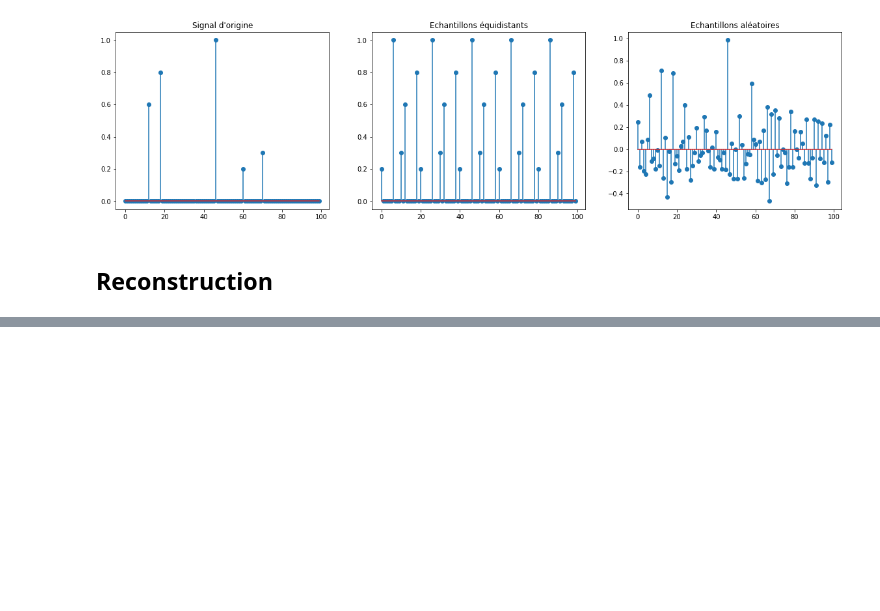
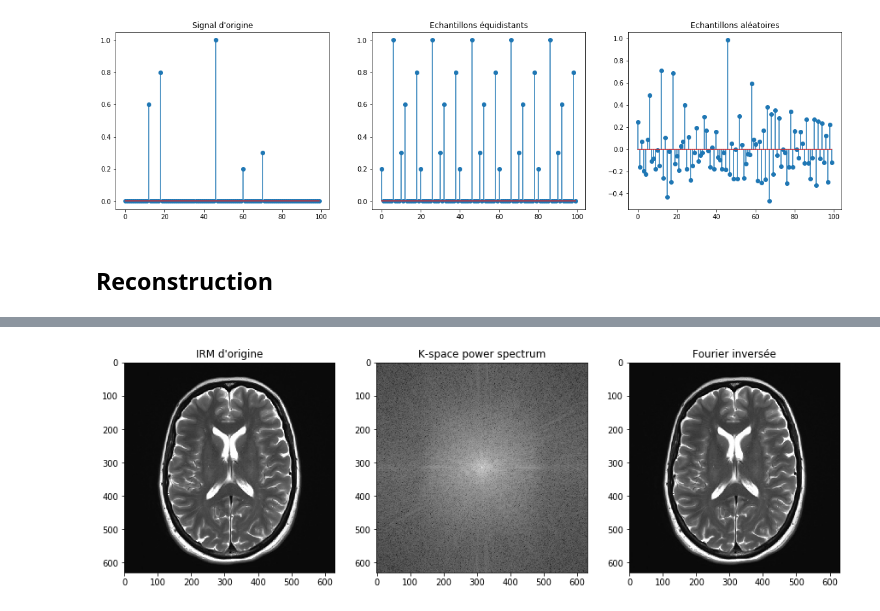
Before and after one commit to xylophong/compressed-sensing-MRI, a Jupyter notebook: CS-MRI_project.ipynb, the cells around one changed output, grey strips where cells are left out. Saved outputs shown, nothing was run; the diff lists cells and outputs as text; code cells hidden in the pictures; blank space fills up the shorter version.

```diff
--- a/CS-MRI_project.ipynb
+++ b/CS-MRI_project.ipynb
@@ -88,0 +102,10 @@ for i in range(n_iter):
+# %%
+fig, ax = plt.subplots(1, 3, figsize=(15, 5))
+ax[0].imshow(brain)
+ax[0].set_title('IRM d\'origine')
+ax[1].imshow(np.log10(brain_fourier_powerspect.real), cmap='gray')
+ax[1].set_title('K-space power spectrum')
+ax[2].imshow(np.fft.ifft2(brain_fourier).real, cmap='gray')
+ax[2].set_title('Fourier inversée');
+# %% [output]
+[figure, added]
```
Also changed, not shown: parts of 8 cells of this notebook, 1 other file.
